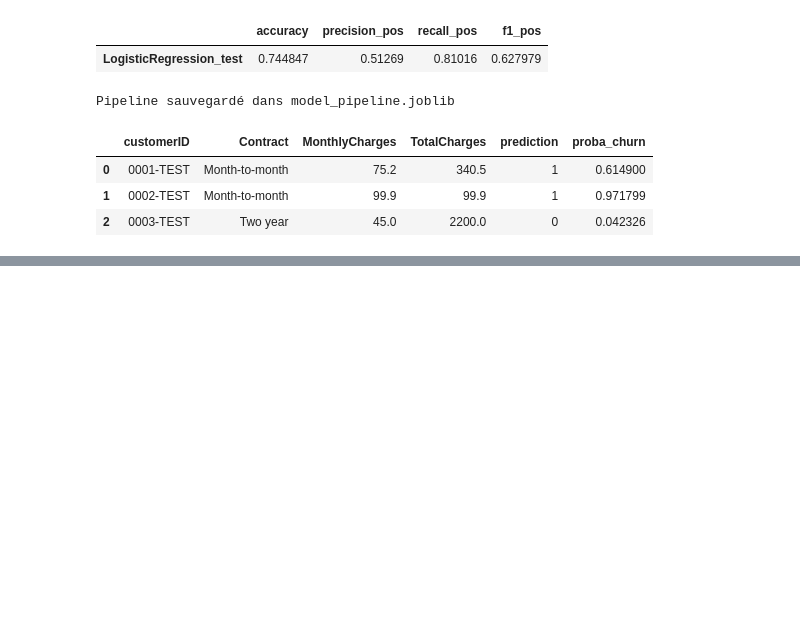
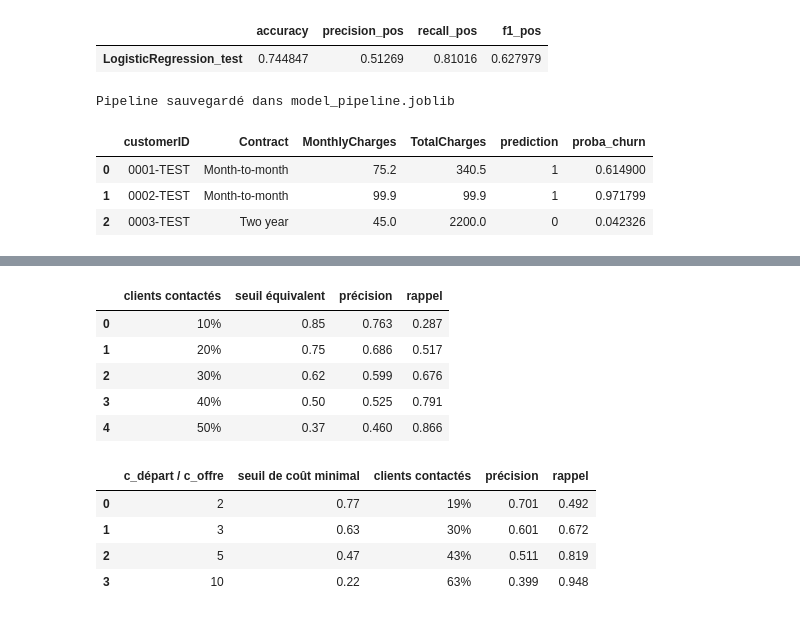
Before and after one commit to soboure69/Customer-Churn, a Jupyter notebook: projet_costumer_churn.ipynb, the cells around one changed output, grey strips where cells are left out. Drawn from its saved outputs; the diff is of its cells as text; code cells hidden in the pictures; blank space fills up the shorter version.

```diff
--- a/projet_costumer_churn.ipynb
+++ b/projet_costumer_churn.ipynb
@@ -1391,0 +1526,33 @@ except Exception as e:
+# %%
+# Capacité de contact : on contacte les k % de clients les plus risqués (probabilités hors pli)
+capacite = []
+for k in [0.10, 0.20, 0.30, 0.40, 0.50]:
+    seuil_k = np.quantile(proba_oof, 1 - k)
+    pred = (proba_oof >= seuil_k).astype(int)
+    capacite.append({'clients contactés': f'{k:.0%}', 'seuil équivalent': round(seuil_k, 2),
+                     'précision': round(precision_score(ys_train, pred), 3), 'rappel': round(recall_score(ys_train, pred), 3)})
+display(pd.DataFrame(capacite))
+
+# Sensibilité au rapport des coûts (hypothèses)
+grille_fine = np.round(np.arange(0.05, 0.96, 0.01), 2)
+sensibilite = []
+for rapport in [2, 3, 5, 10]:
+    couts = [(proba_oof >= s).sum() + rapport * ((proba_oof < s) & (ys_train.values == 1)).sum() for s in grille_fine]
+    s_opt = grille_fine[int(np.argmin(couts))]
+    pred = (proba_oof >= s_opt).astype(int)
+    sensibilite.append({'c_départ / c_offre': rapport, 'seuil de coût minimal': s_opt,
+                        'clients contactés': f'{pred.mean():.0%}', 'précision': round(precision_score(ys_train, pred), 3),
+                        'rappel': round(recall_score(ys_train, pred), 3)})
+display(pd.DataFrame(sensibilite))
+# %% [output]
+|  | clients contactés | seuil équivalent | précision | rappel |
+| 0 | 10% | 0.85 | 0.763 | 0.287 |
+| 1 | 20% | 0.75 | 0.686 | 0.517 |
+| 2 | 30% | 0.62 | 0.599 | 0.676 |
+| 3 | 40% | 0.50 | 0.525 | 0.791 |
+| 4 | 50% | 0.37 | 0.460 | 0.866 |
+|  | c_départ / c_offre | seuil de coût minimal | clients contactés | précision | rappel |
+| 0 | 2 | 0.77 | 19% | 0.701 | 0.492 |
+| 1 | 3 | 0.63 | 30% | 0.601 | 0.672 |
+| 2 | 5 | 0.47 | 43% | 0.511 | 0.819 |
+| 3 | 10 | 0.22 | 63% | 0.399 | 0.948 |
```
Also changed, not shown: parts of 16 cells of this notebook, 4 other files.
